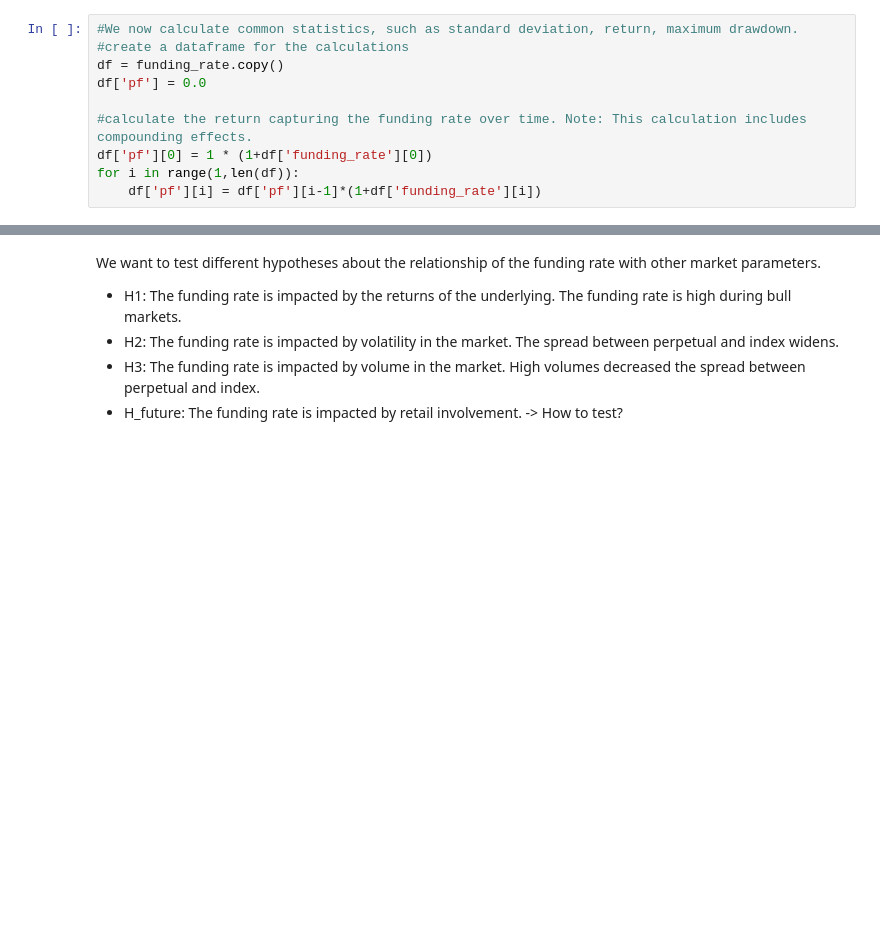
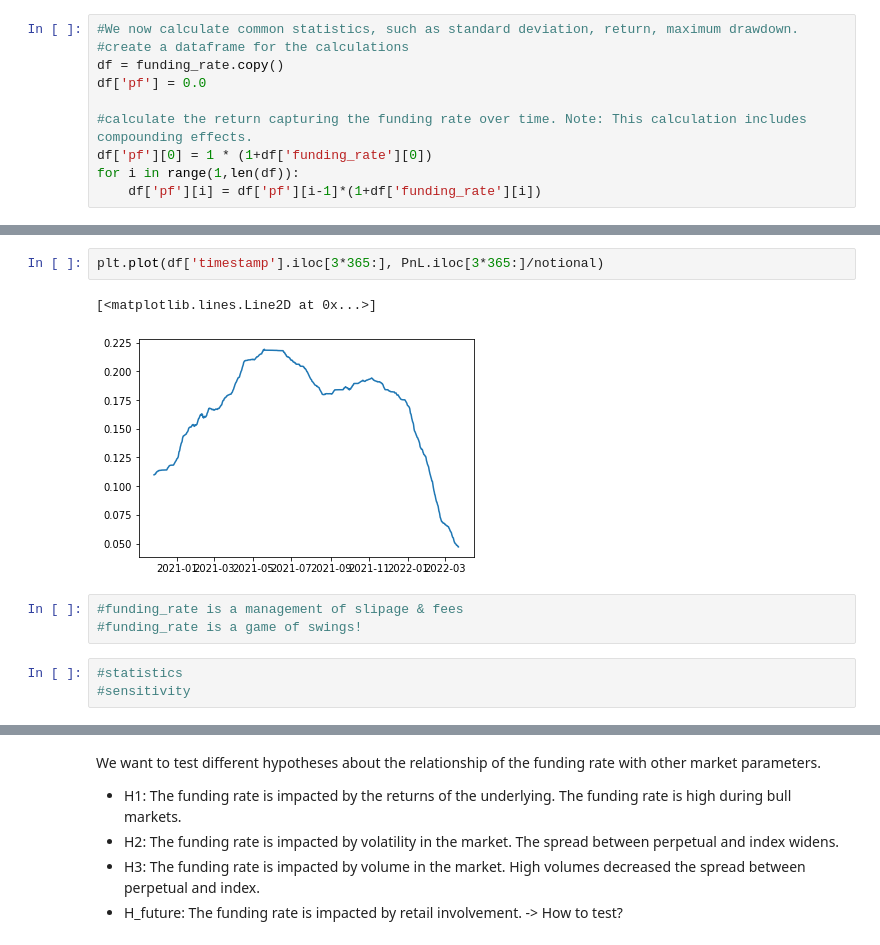
Before and after one commit to vivowa/perpetuals, a Jupyter notebook: perpetual.ipynb, the cells around one changed output, grey strips where cells are left out. Drawn from its saved outputs; the diff is of its cells as text; blank space fills up the shorter version.

```diff
--- a/perpetual.ipynb
+++ b/perpetual.ipynb
@@ -265,3 +365,14 @@ panel = panel.rename(columns={'open': 'spot', 'volume': 'vol_spot'})
+# %%
+plt.plot(df['timestamp'].iloc[3*365:], PnL.iloc[3*365:]/notional)
+# %% [output]
+[<matplotlib.lines.Line2D at 0x...>]
+[figure, added]
+# %%
+#funding_rate is a management of slipage & fees
+#funding_rate is a game of swings!
+# %%
+#statistics
+#sensitivity
 # %%
 #calculate and plot the average deviation of perp and spot
 panel['deviation'] = (panel['perp']-panel['spot'])/panel['spot']
```
Also changed, not shown: parts of 18 cells of this notebook.
